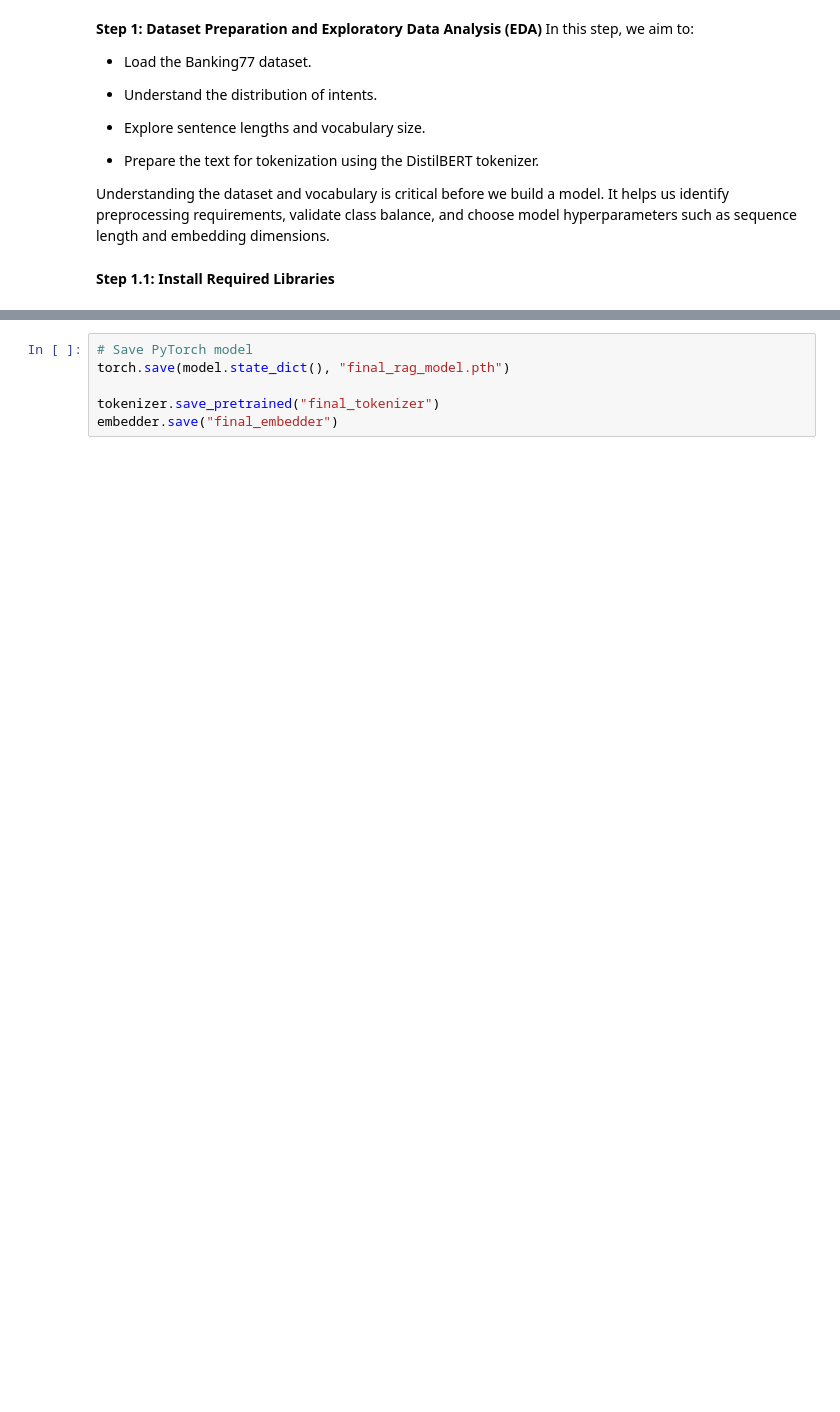
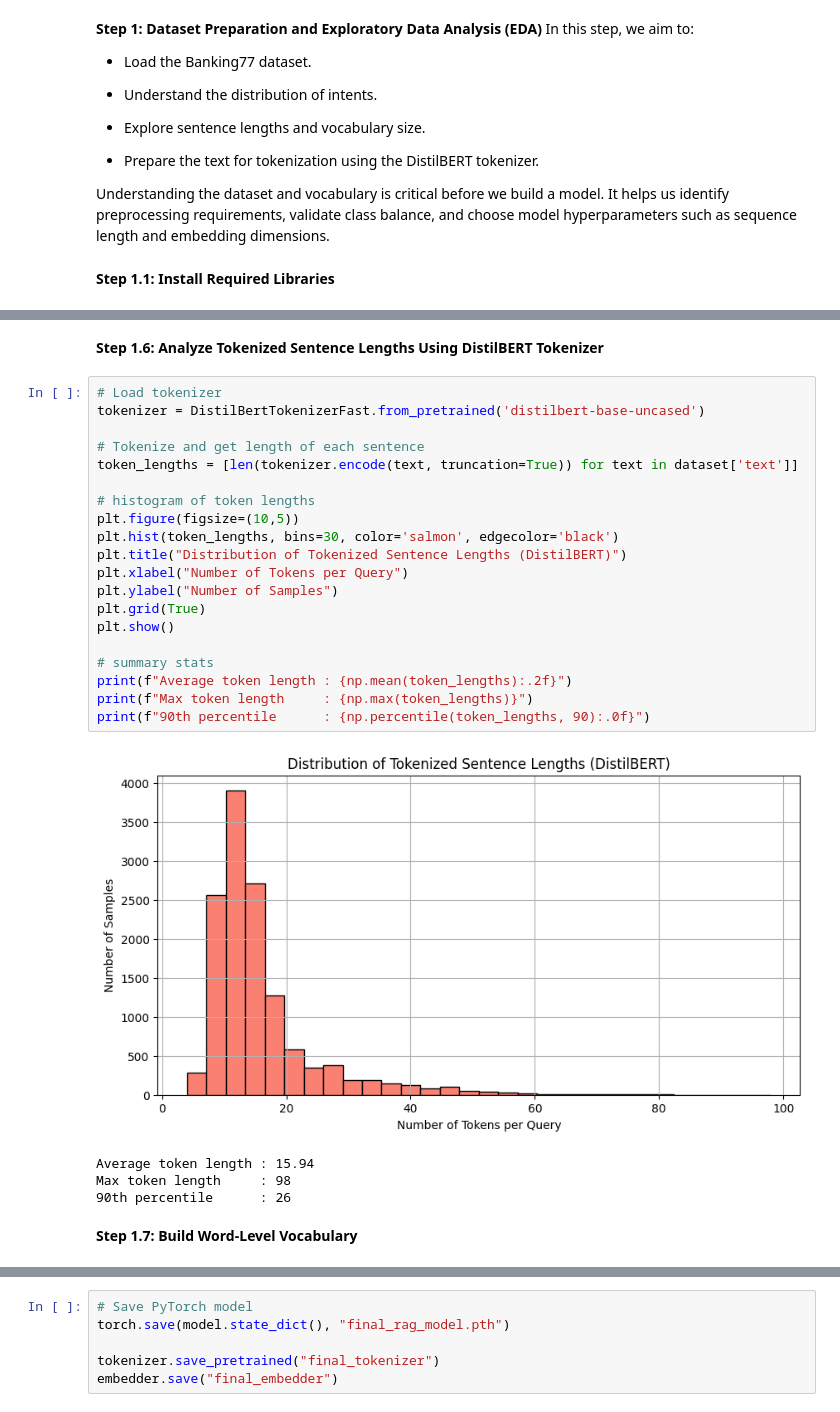
Before and after one commit to priyankaydvds/LJMU_Final_Theses_Few_Shot_RAG, a Jupyter notebook: FewShot_RAG_Banking77.ipynb, the cells around one changed output, grey strips where cells are left out. Cells and saved outputs as stored; diff of their text form; blank space fills up the shorter version.

```diff
--- a/FewShot_RAG_Banking77.ipynb
+++ b/FewShot_RAG_Banking77.ipynb
@@ -267,0 +169,29 @@ print(f"RAG Model Test Accuracy: {rag_accuracy}")
+# %% [markdown]
+**Step 1.6: Analyze Tokenized Sentence Lengths Using DistilBERT Tokenizer**
+# %%
+# Load tokenizer
+tokenizer = DistilBertTokenizerFast.from_pretrained('distilbert-base-uncased')
+
+# Tokenize and get length of each sentence
+token_lengths = [len(tokenizer.encode(text, truncation=True)) for text in dataset['text']]
+
+# histogram of token lengths
+plt.figure(figsize=(10,5))
+plt.hist(token_lengths, bins=30, color='salmon', edgecolor='black')
+plt.title("Distribution of Tokenized Sentence Lengths (DistilBERT)")
+plt.xlabel("Number of Tokens per Query")
+plt.ylabel("Number of Samples")
+plt.grid(True)
+plt.show()
+
+# summary stats
+print(f"Average token length : {np.mean(token_lengths):.2f}")
+print(f"Max token length     : {np.max(token_lengths)}")
+print(f"90th percentile      : {np.percentile(token_lengths, 90):.0f}")
+# %% [output]
+[figure, added]
+Average token length : 15.94
+Max token length     : 98
+90th percentile      : 26
+# %% [markdown]
+**Step 1.7: Build Word-Level Vocabulary**
```
Also changed, not shown: parts of 42 cells of this notebook.
